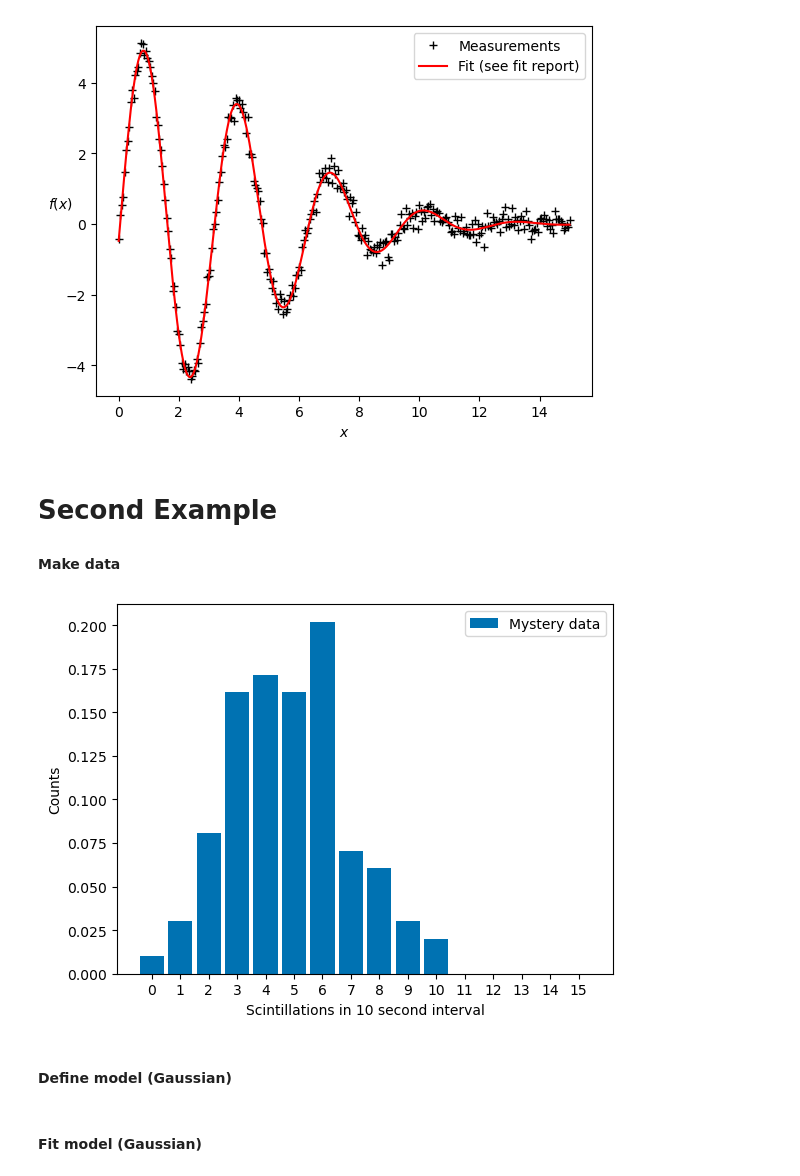
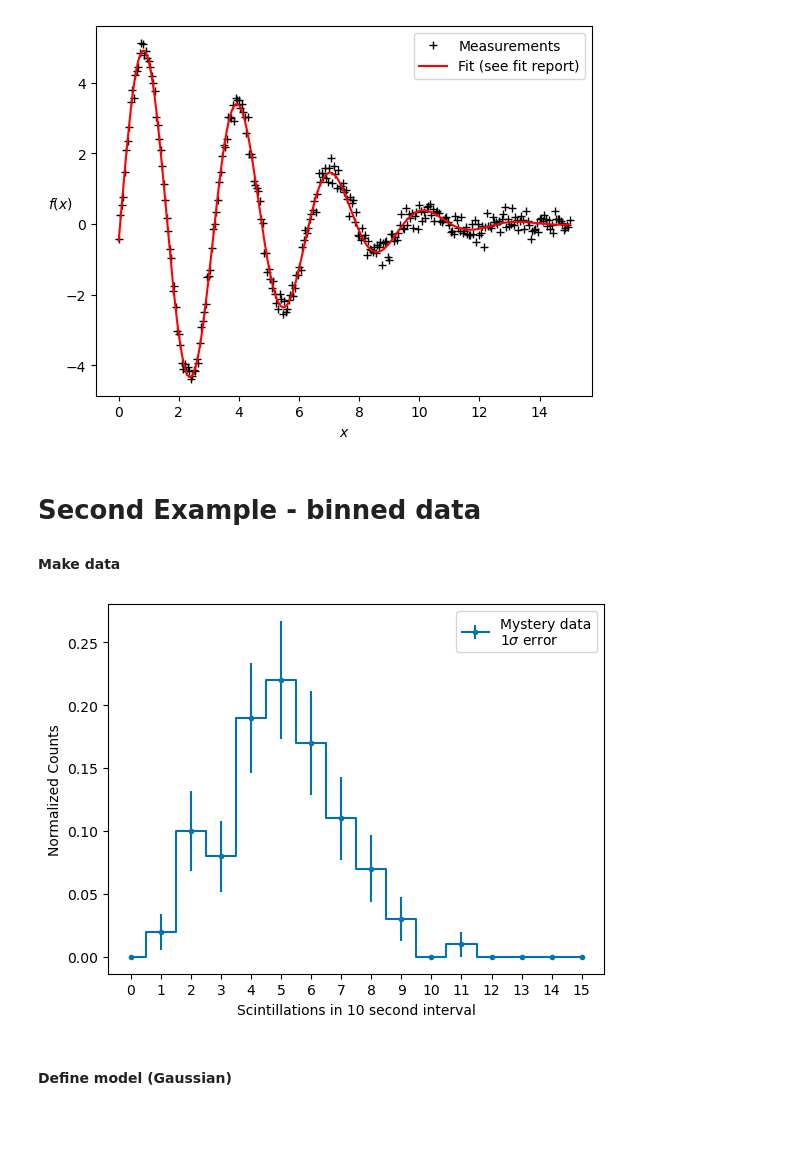
Before and after one commit to CianMRoche/Fitting-tutorials, a Jupyter notebook: Fitting - lmfit/fit_tutorial.ipynb, the cells around one changed output. Saved outputs shown, nothing was run; the diff lists cells and outputs as text; code cells hidden in the pictures; blank space fills up the shorter version.

Commit message:
working binned

```diff
--- a/Fitting - lmfit/fit_tutorial.ipynb
+++ b/Fitting - lmfit/fit_tutorial.ipynb
@@ -92,32 +94,42 @@ plt.show()
     C(amp, shift)   = -0.118
 [figure]
 # %% [markdown]
-# Second Example
+# Second Example - binned data
 
 #### Make data
 # %%
-mystery_data = np.random.normal(5.0,2.0,100) #np.random.poisson(5, 100)
+num_data_points = 100
+mystery_data = np.random.normal(5.0,2.0,num_data_points) #np.random.poisson(5, 100)
 
 max_bin = 15
 offset = 0.5
 bin_centers = np.arange(0, max_bin + 1, 1)
 bin_edges = bin_centers - offset
 bin_edges = np.append(bin_edges, max_bin + offset) # add in the last (rightmost) edge
+bin_width = bin_centers[1] - bin_centers[0]
+normalizing_factor = 1/(num_data_points * bin_width) # The factor that makes the area under the histogram be 1
 
-counts, bins, ignored = plt.hist(mystery_data, rwidth=0.85, bins=bin_edges, label="Mystery data",density=True)
 
-# ------------- IGNORE THIS COMMENT ----------------
-# We dont normalize so our chi2 results make sense, see
-# https://stats.stackexchange.com/questions/114859/can-we-run-a-chi-squared-test-on-a-normalized-function
-# If we wanted to normalize and not fit the amplitude, would need to rescale chi2 values obtained by multiplying
-# by the total number of observations times the bin width (here, 1).
+counts, _ = np.histogram(mystery_data, bins=bin_edges)
+normalized_counts = normalizing_factor*counts
+
+counting_errors = np.sqrt(counts)
+normalized_counting_errors = counting_errors * normalizing_factor
+
+plt.errorbar(bin_centers,
+            normalized_counts,
+            yerr=normalized_counting_errors,
+            marker='.',
+            drawstyle = 'steps-mid',
+            label= "Mystery data\n" + r"$1\sigma$ error"
+            )
 
 plt.xlabel("Scintillations in 10 second interval")
 plt.xticks(bin_centers)
-plt.ylabel("Counts")
+plt.ylabel("Normalized Counts")
 plt.legend()
 plt.show()
 # %% [output]
-[figure, old version]
+[figure, new version]
 # %% [markdown]
 #### Define model (Gaussian)
@@ -147,2 +135,0 @@ params_Gaussian.add('sigma', value=2, min=0.1)
-# %% [markdown]
-#### Fit model (Gaussian)
```
Also changed, not shown: parts of 8 cells of this notebook.
